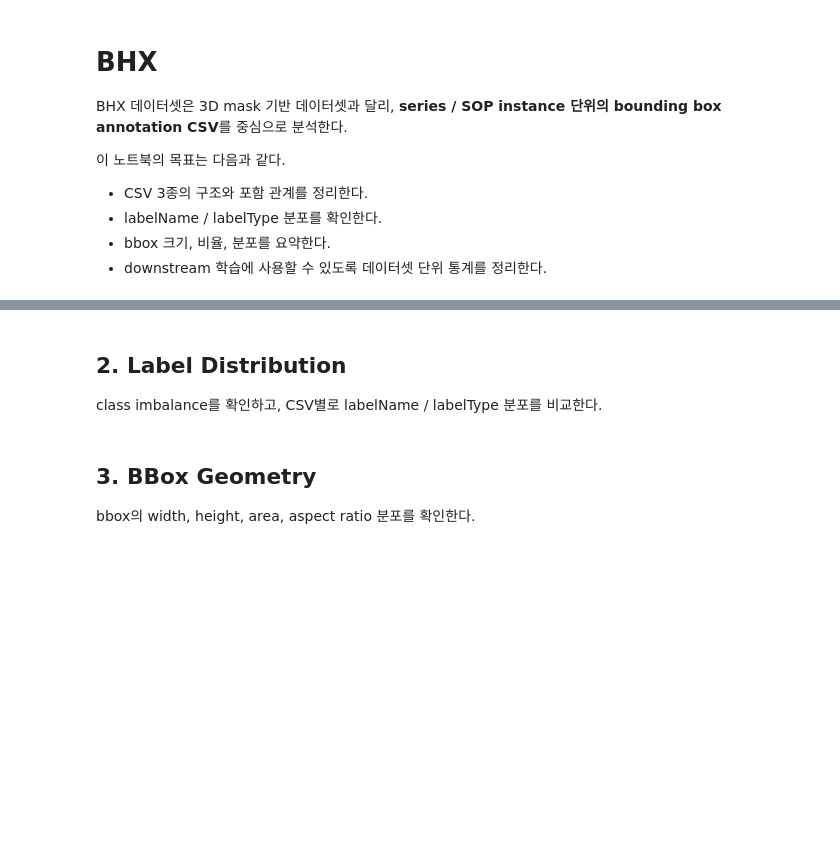
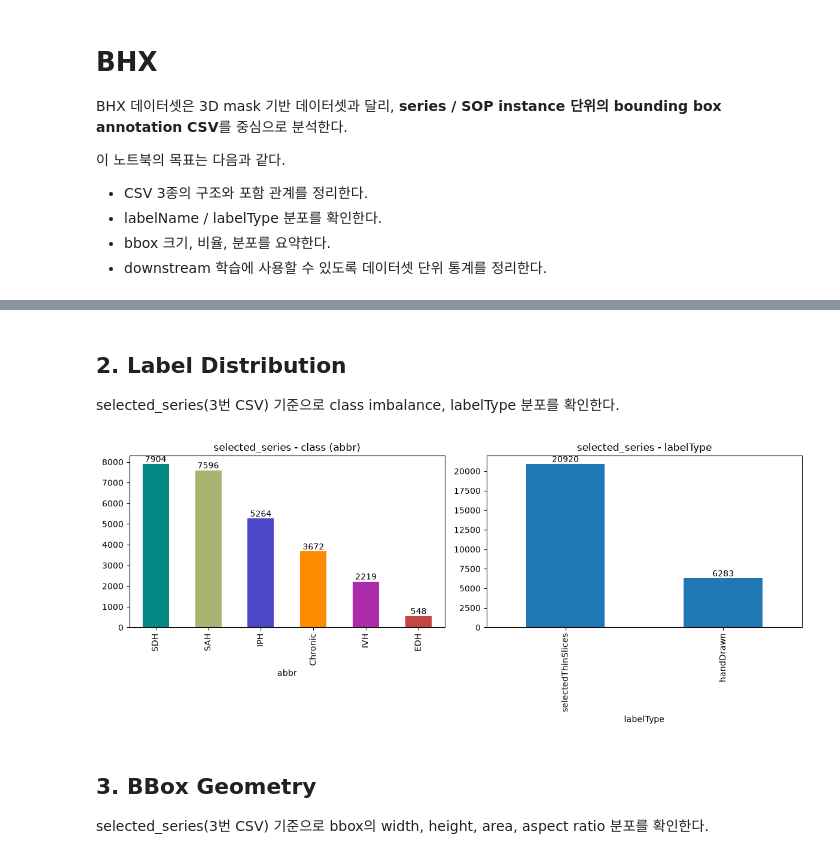
Before and after one commit to 02dumartin/ich-vlm, a Jupyter notebook: notebook/BHX.ipynb, the cells around one changed output, grey strips where cells are left out. Drawn from its saved outputs; the diff is of its cells as text; code cells hidden in the pictures; blank space fills up the shorter version.

```diff
--- a/notebook/BHX.ipynb
+++ b/notebook/BHX.ipynb
@@ -94,21 +203,27 @@ print("3는 1과 2의 어떤 부분집합인지 비교 필요")
 # %% [markdown]
 ## 2. Label Distribution
 
-class imbalance를 확인하고, CSV별로 labelName / labelType 분포를 비교한다.
+selected_series(3번 CSV) 기준으로 class imbalance, labelType 분포를 확인한다.
 # %%
-fig, axes = plt.subplots(3, 2, figsize=(16, 16))
-axes = axes.ravel()
+fig, axes = plt.subplots(1, 2, figsize=(12, 5))
 
-for i, (name, df) in enumerate(dfs.items()):
-    label_counts = df["labelName"].value_counts().sort_values(ascending=False)
-    type_counts = df["labelType"].value_counts().sort_values(ascending=False)
-    label_counts.plot(kind="bar", ax=axes[i * 2], title=f"{name} - labelName")
-    type_counts.plot(kind="bar", ax=axes[i * 2 + 1], title=f"{name} - labelType")
+abbr_counts = df["abbr"].value_counts().sort_values(ascending=False)
+type_counts = df["labelType"].value_counts().sort_values(ascending=False)
+
+bar_colors = [ABBR_COLOR_HEX.get(a, "gray") for a in abbr_counts.index]
+abbr_counts.plot(kind="bar", ax=axes[0], title="selected_series - class (abbr)", color=bar_colors)
+type_counts.plot(kind="bar", ax=axes[1], title="selected_series - labelType")
+
+for ax in axes:
+    for container in ax.containers:
+        ax.bar_label(container, fmt="%d")
 
 plt.tight_layout()
 plt.show()
+# %% [output]
+[figure, added]
 # %% [markdown]
 ## 3. BBox Geometry
 
-bbox의 width, height, area, aspect ratio 분포를 확인한다.
+selected_series(3번 CSV) 기준으로 bbox의 width, height, area, aspect ratio 분포를 확인한다.
 # %%
```
Also changed, not shown: parts of 22 cells of this notebook, 14 other files.
